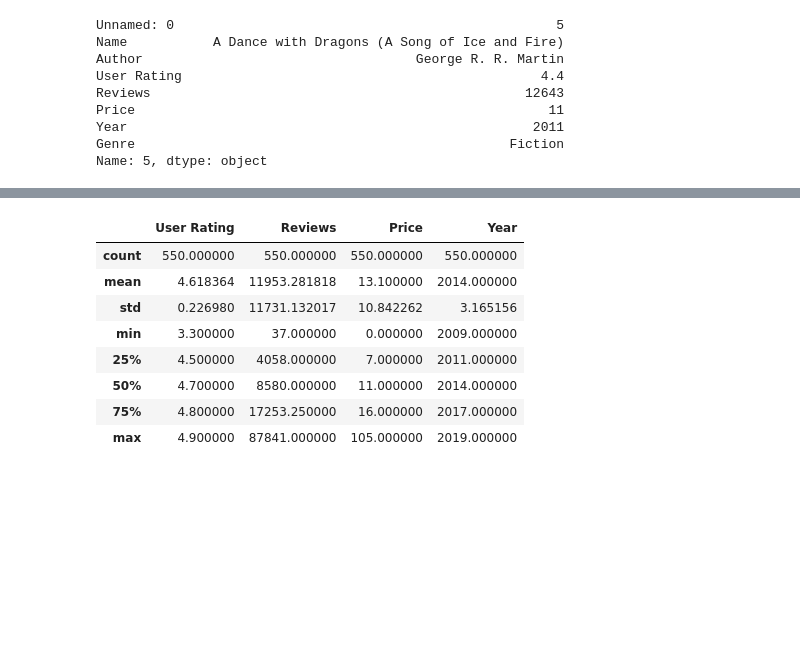
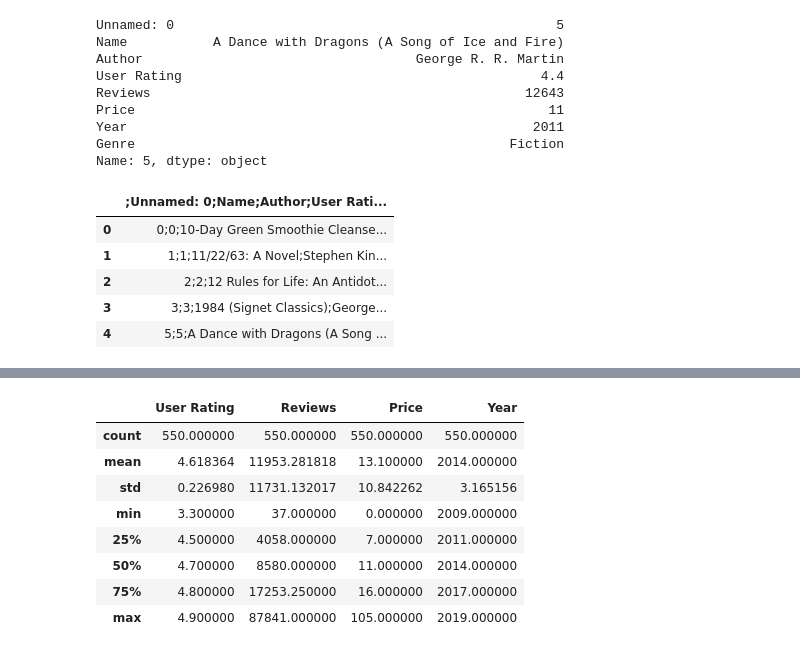
Before and after one commit to NUstat/DataScience_Intro_python, a Jupyter notebook: rough.ipynb, the cells around one changed output, grey strips where cells are left out. Cells and saved outputs as stored; diff of their text form; code cells hidden in the pictures; blank space fills up the shorter version.

```diff
--- a/rough.ipynb
+++ b/rough.ipynb
@@ -29,3 +83,12 @@ Price                                                     11
 Year                                                    2011
 Genre                                                Fiction
 Name: 5, dtype: object
+# %%
+data.head()
+# %% [output]
+|  | ;Unnamed: 0;Name;Author;User Rati... |
+| 0 | 0;0;10-Day Green Smoothie Cleanse... |
+| 1 | 1;1;11/22/63: A Novel;Stephen Kin... |
+| 2 | 2;2;12 Rules for Life: An Antidot... |
+| 3 | 3;3;1984 (Signet Classics);George... |
+| 4 | 5;5;A Dance with Dragons (A Song ... |
```
Also changed, not shown: parts of 7 cells of this notebook, 2 other files.
